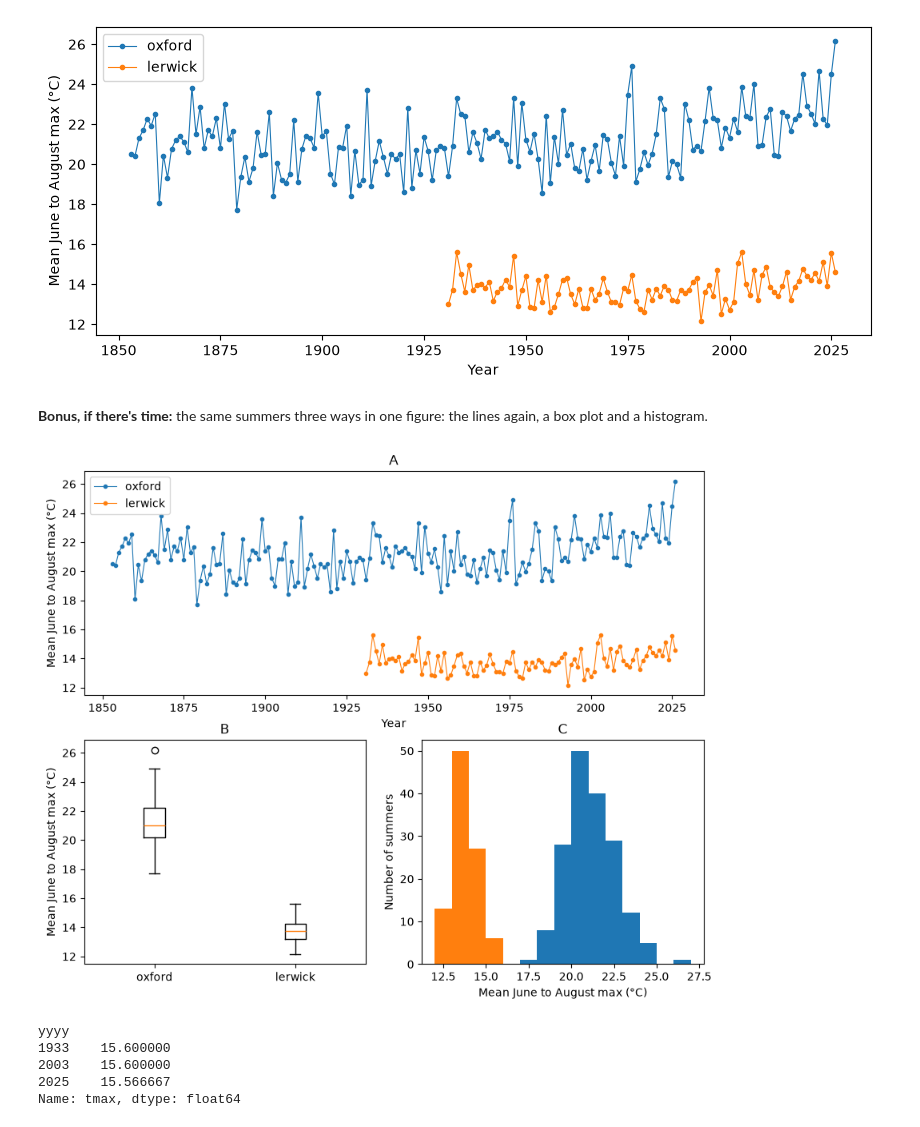
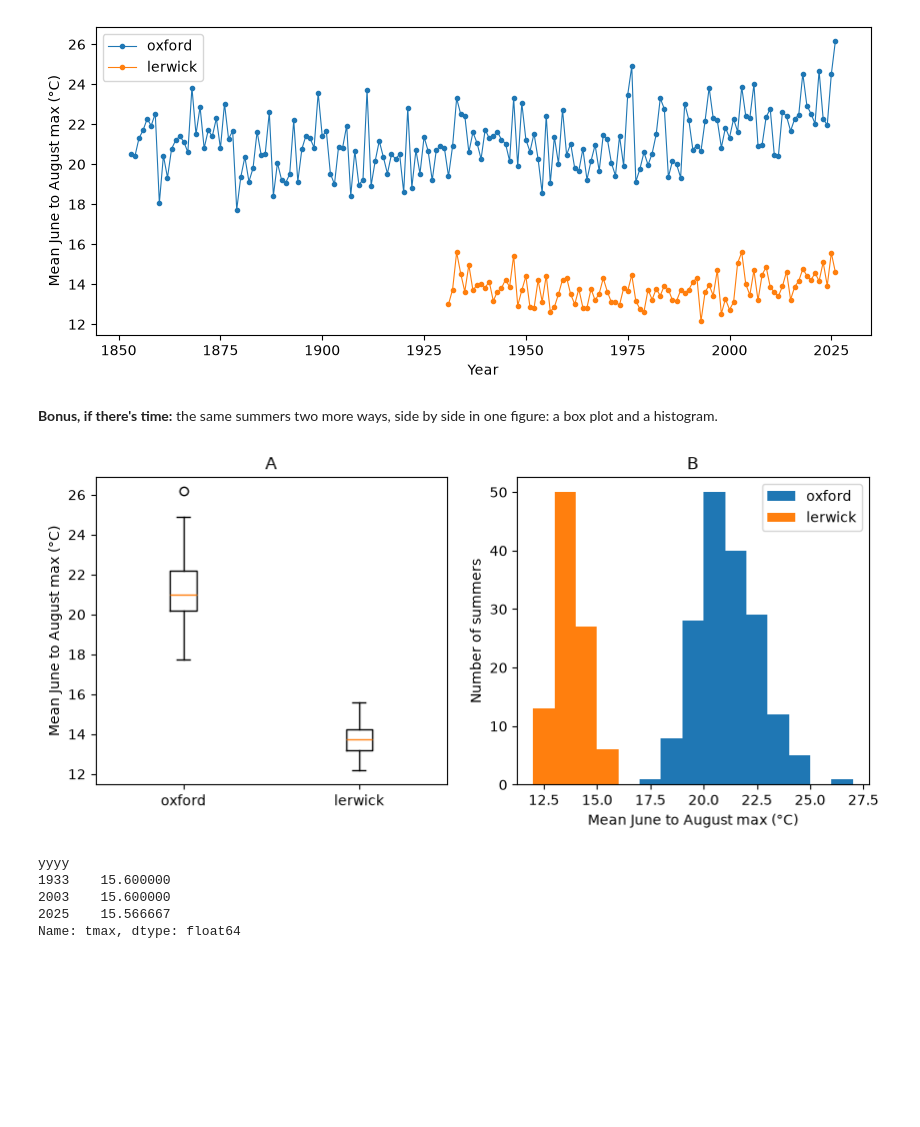
Before and after one commit to cafoala/cfrr-python-for-data-analysis, a Jupyter notebook: notebooks/day2_solutions.ipynb, the cells around one changed output. Saved outputs shown, nothing was run; the diff lists cells and outputs as text; code cells hidden in the pictures; blank space fills up the shorter version.

```diff
--- a/notebooks/day2_solutions.ipynb
+++ b/notebooks/day2_solutions.ipynb
@@ -503,20 +558,18 @@ plt.show()
 # %% [output]
 [figure]
 # %% [markdown]
-**Bonus, if there's time:** the same summers three ways in one figure: the lines again, a box plot and a histogram.
+**Bonus, if there's time:** the same summers two more ways, side by side in one figure: a box plot and a histogram.
 # %%
-fig, axes = plt.subplot_mosaic([["A", "A"], ["B", "C"]], figsize=(10, 8))
+fig, axes = plt.subplots(1, 2, figsize=(10, 4))
+axes[0].boxplot([summers["oxford"], summers["lerwick"]], tick_labels=["oxford", "lerwick"])
 for station in ["oxford", "lerwick"]:
-    axes["A"].plot(summers[station].index, summers[station], marker=".", linewidth=0.8, label=station)
-    axes["C"].hist(summers[station], bins=range(12, 28))
-axes["B"].boxplot([summers["oxford"], summers["lerwick"]], tick_labels=["oxford", "lerwick"])
-axes["A"].set(title="A", xlabel="Year", ylabel="Mean June to August max (°C)")
-axes["B"].set(title="B", ylabel="Mean June to August max (°C)")
-axes["C"].set(title="C", xlabel="Mean June to August max (°C)", ylabel="Number of summers")
-axes["A"].legend()
+    axes[1].hist(summers[station], bins=range(12, 28), label=station)
+axes[0].set(title="A", ylabel="Mean June to August max (°C)")
+axes[1].set(title="B", xlabel="Mean June to August max (°C)", ylabel="Number of summers")
+axes[1].legend()
 plt.show()
 # %% [output]
-[figure, old version]
+[figure, new version]
 # %%
 summers["lerwick"].sort_values(ascending=False).head(3)
 # %% [output]
```
Also changed, not shown: parts of 5 cells of this notebook, 2 other files.
